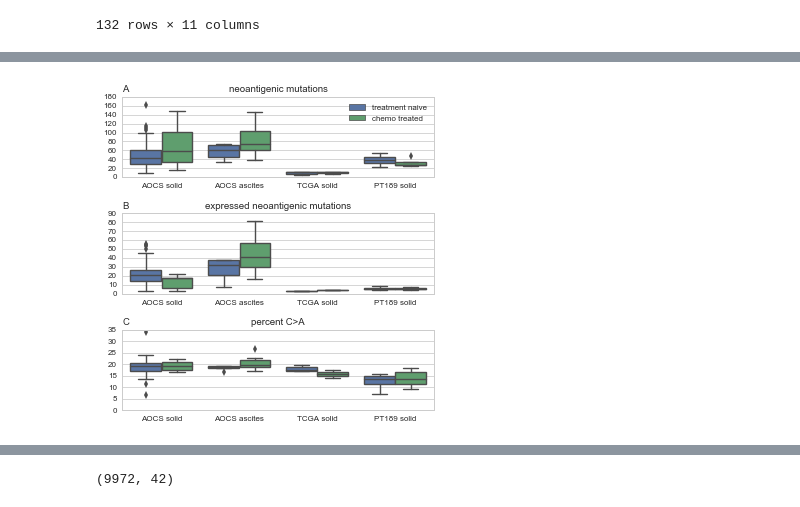
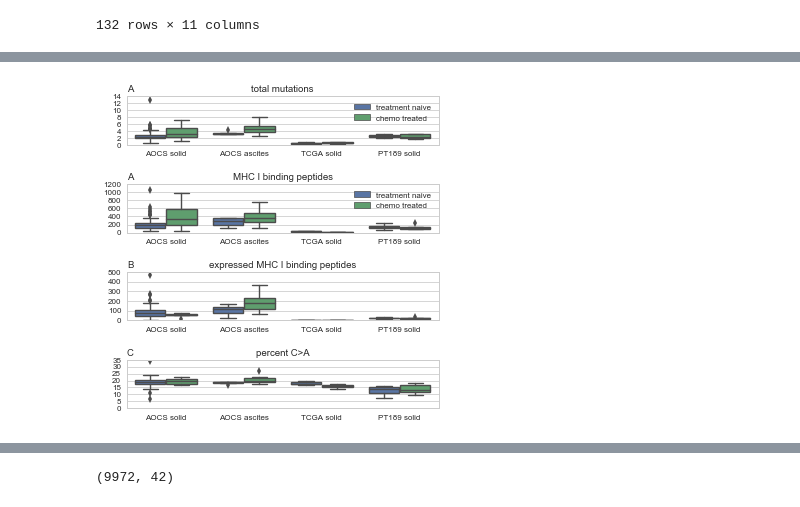
Before and after one commit to hammerlab/paper-aocs-chemo-neoantigens, a Jupyter notebook: notebooks/neoantigen and mutation counts.ipynb, the cells around one changed output, grey strips where cells are left out. Saved outputs shown, nothing was run; the diff lists cells and outputs as text; code cells hidden in the pictures.

```diff
--- a/notebooks/neoantigen and mutation counts.ipynb
+++ b/notebooks/neoantigen and mutation counts.ipynb
@@ -42,6 +53,12 @@ mutations = pandas.read_csv("../data/mutations.csv.bz2")
 # %%
+mutations = pandas.read_csv("../data/mutations.csv.bz2")
+
 mutations["indel"] = mutations.ref.str.len() != mutations.alt.str.len()
 #mutations["interesting"] = (mutations.context_mutation_3p5p == "C(C>A)C").astype(float)
 mutations["interesting"] = (mutations.context_mutation == "C>A").astype(float)
 
 mutations["interesting"].mean()
+
+muts_confident = mutations.ix[
+    (mutations.called == 1) | (mutations.dna_alt_reads > 10)
+]
@@ -56,15 +71,24 @@ sources["neoantigens"] = muts_confident.ix[
     (mutations.binding_affinity < 500)
 ].groupby("source_id").donor.count().to_frame()["donor"]
 
+sources["peptides"] = muts_confident.groupby("source_id").num_binders.sum().to_frame()["num_binders"]
+
+sources["expressed peptides"] = muts_confident.ix[
+    (muts_confident.rna_alt_reads > 2)
+].groupby("source_id").num_binders.sum().to_frame()["num_binders"]
+
+
 sources["expressed neoantigens"] = muts_confident.ix[
-    (mutations.binding_affinity < 500) & (mutations.rna_alt_reads > 2)
+    (muts_confident.binding_affinity < 500) & (muts_confident.rna_alt_reads > 2)
 ].groupby("source_id").donor.count().to_frame()["donor"]
+
+
 
 sources["mutations"] = muts_confident.groupby("source_id").donor.count().to_frame()["donor"]
 sources["mutations_per_mb"] = sources.mutations * 1e6 / sources.library.map(library_sizes)
 
 sources["indel"] = muts_confident.ix[
-    mutations.indel
+    muts_confident.indel
 ].groupby("source_id").donor.count().to_frame()["donor"]
 sources.indel = sources.indel.fillna(0)
 
@@ -100,39 +124,52 @@ def format_figure():
     pyplot.legend().remove()
     pyplot.ylim(ymin=0)
 
 seaborn.set_context("paper")
 seaborn.set_style("whitegrid")
 
 pyplot.figure(figsize=(5,5))
-grid=(3,1)
+grid=(4,1)
+i = 0
 
-ax = pyplot.subplot2grid(grid,(0, 0), colspan=2)
+ax = pyplot.subplot2grid(grid,(i, 0), colspan=2)
 pyplot.title("A", loc="left")
-seaborn.boxplot(data=sources, x="group", y="neoantigens", hue="treatment", hue_order=("treatment naive", "chemo treated"))
+seaborn.boxplot(data=sources, x="group", y="mutations_per_mb", hue="treatment", hue_order=("treatment naive", "chemo treated"))
 format_figure()
 pyplot.legend(loc="upper right")
-pyplot.title("neoantigenic mutations")
+pyplot.title("total mutations")
 pyplot.ylabel("")
+i += 1
 
-ax = pyplot.subplot2grid(grid,(1, 0))
+ax = pyplot.subplot2grid(grid,(i, 0), colspan=2)
+pyplot.title("A", loc="left")
+seaborn.boxplot(data=sources, x="group", y="peptides", hue="treatment", hue_order=("treatment naive", "chemo treated"))
+format_figure()
+pyplot.legend(loc="upper right")
+pyplot.title("MHC I binding peptides")
+pyplot.ylabel("")
+i += 1
+
+ax = pyplot.subplot2grid(grid,(i, 0))
 #pyplot.title("Expressed mutations")
 pyplot.title("B", loc="left")
 #sub_data = sources[sources.cohort != "TCGA"]
 sub_data = sources
-seaborn.boxplot(data=sub_data, x="group", y="expressed neoantigens", hue="treatment", hue_order=("treatment naive", "chemo treated"))
+seaborn.boxplot(data=sub_data, x="group", y="expressed peptides", hue="treatment", hue_order=("treatment naive", "chemo treated"))
 format_figure()
-pyplot.title("expressed neoantigenic mutations")
+pyplot.title("expressed MHC I binding peptides")
 pyplot.ylabel("")
+i += 1
 
 
-ax = pyplot.subplot2grid(grid,(2, 0))
+ax = pyplot.subplot2grid(grid,(i, 0))
 pyplot.title("C", loc="left")
 seaborn.boxplot(data=sources, x="group", y="interesting mutations", hue="treatment", hue_order=("treatment naive", "chemo treated"))
 format_figure()
 pyplot.tight_layout()
 pyplot.title("percent C>A")
 pyplot.ylabel("")
+i += 1
 
 pyplot.savefig("../figures/fig1.pdf")
 # %% [output]
-[figure, old version]
+[figure, new version]
```
Also changed, not shown: parts of 39 cells of this notebook, 2 other files.
